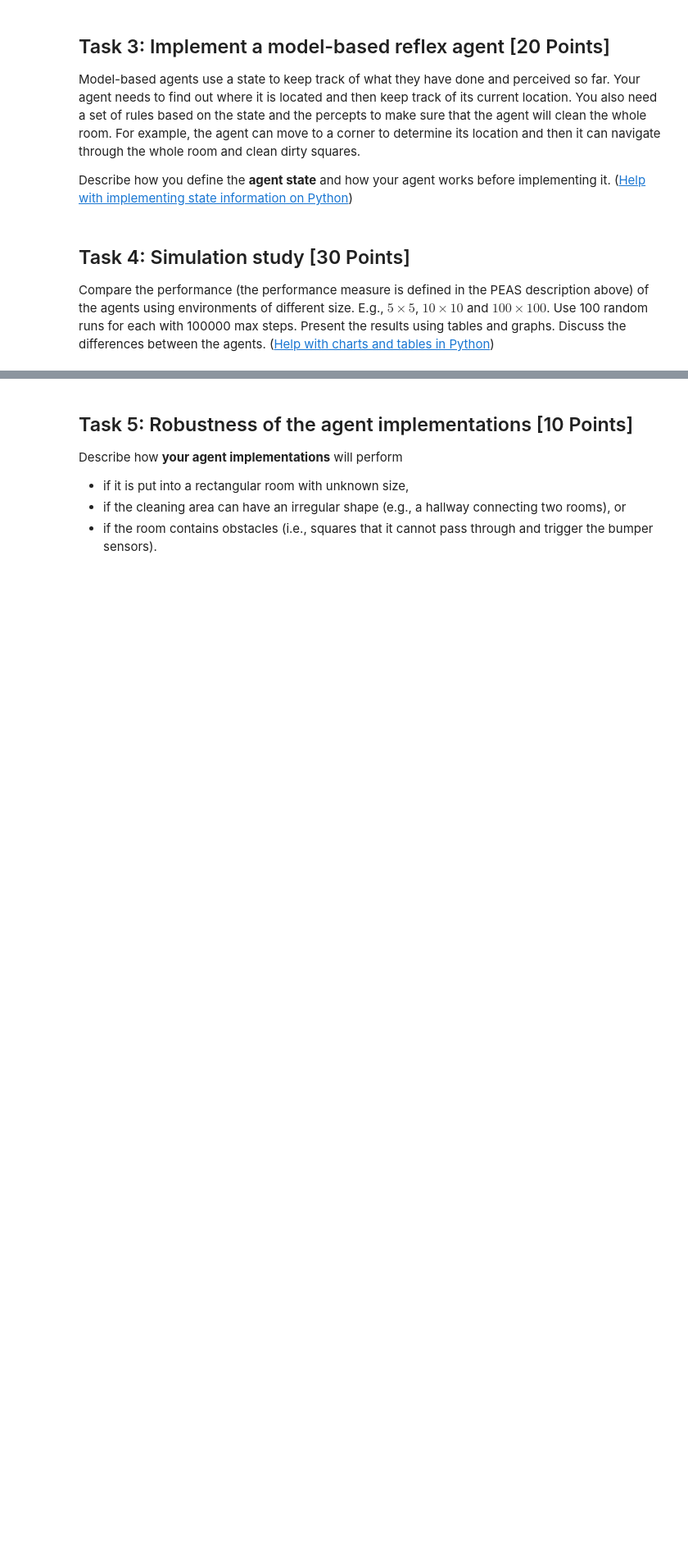
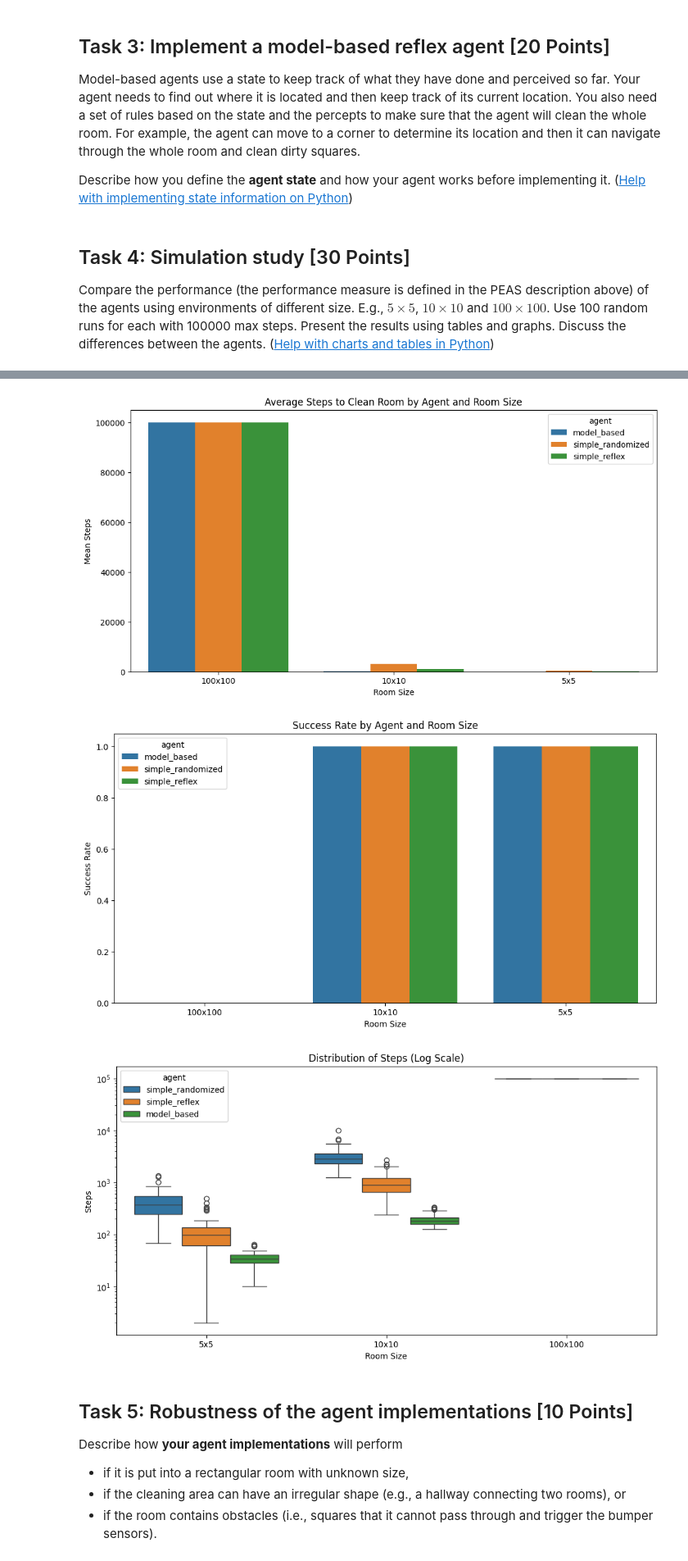
Before and after one commit to Czedros/CSE352-Machine-Learning-Assignments, a Jupyter notebook: Agents/robot_vacuum.ipynb, the cells around one changed output, grey strips where cells are left out. Shown at 82% size. Cells and saved outputs as stored; diff of their text form; code cells hidden in the pictures; blank space fills up the shorter version.

```diff
--- a/Agents/robot_vacuum.ipynb
+++ b/Agents/robot_vacuum.ipynb
@@ -215,6 +215,7 @@ def simple_reflex_agent(bumpers, dirty):
     A simple reflex agent that reacts to its sensors.
     - Sucks if the square is dirty.
     - Moves randomly but avoids walls.
+    - default action (if no other available) is suck.
     """
     if dirty:
         return "suck"
@@ -254,3 +451,47 @@ Add charts to compare the performance of the different agents.
+# %%
+# Your graphs and discussion of the results goes here (THANK GOD FOR AMS 315)
+
+
+# Bar Plot for Average Steps
+plt.figure(figsize=(12, 6))
+sns.barplot(data=stats, x='room_size', y='mean_steps', hue='agent')
+plt.title('Average Steps to Clean Room by Agent and Room Size')
+plt.ylabel('Mean Steps')
+plt.xlabel('Room Size')
+plt.show()
+
+# Bar Plot for Success Rate
+plt.figure(figsize=(12, 6))
+sns.barplot(data=stats, x='room_size', y='success_rate', hue='agent')
+plt.title('Success Rate by Agent and Room Size')
+plt.ylabel('Success Rate')
+plt.xlabel('Room Size')
+plt.show()
+
+# Bar Plot for Step Distribution
+plt.figure(figsize=(12, 6))
+sns.boxplot(data=df, x='room_size', y='steps', hue='agent')
+plt.yscale('log')
+plt.title('Distribution of Steps (Log Scale)')
+plt.ylabel('Steps')
+plt.xlabel('Room Size')
+plt.show()
+
+
+#Discussion:
+# The simple Model Based is significantly faster than the simple reflex and simple randomized in terms of energy spent.
+
+# Evidently, random is worst as it wastes actions due to performing "valueless actions" (moving into walls, sucking clean tiles)
+
+# Simple reflex is better as it no longer performs valueless actions, but still moves aimlessly, requiring luck for it to reach the finale.
+
+# The Model based is most efficient, having some logic guiding its movement
+# However, the Model based is still not as efficient as the simple "go to each tile once in sequence" as it
+# Though this is by design, as the model I made is more efficient going into environments with obstacles and non-square/hexagonal environments.
+# %% [output]
+[figure, added]
+[figure, added]
+[figure, added]
 # %% [markdown]
 ## Task 5: Robustness of the agent implementations [10 Points]
 
```
Also changed, not shown: parts of 12 cells of this notebook.
